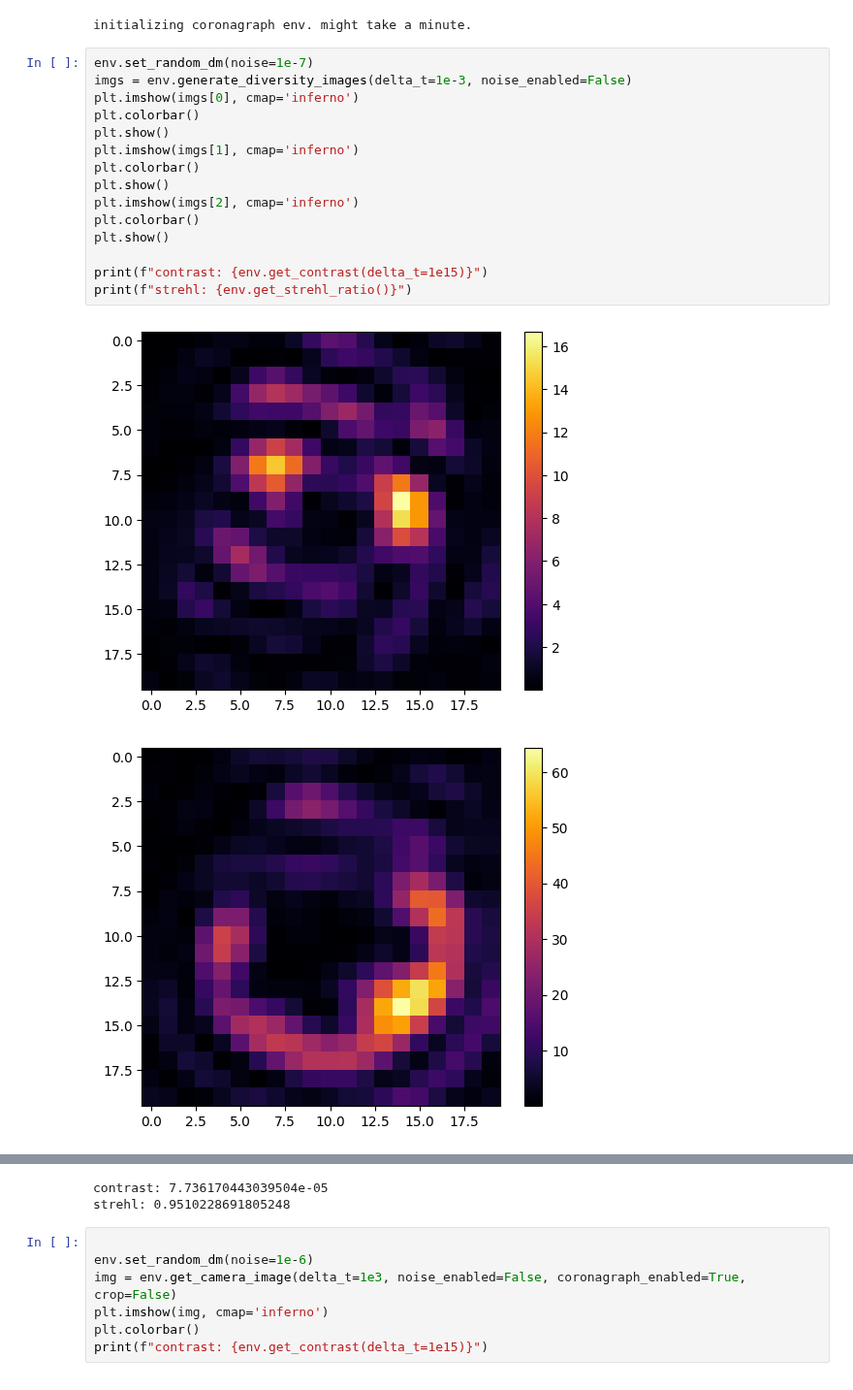
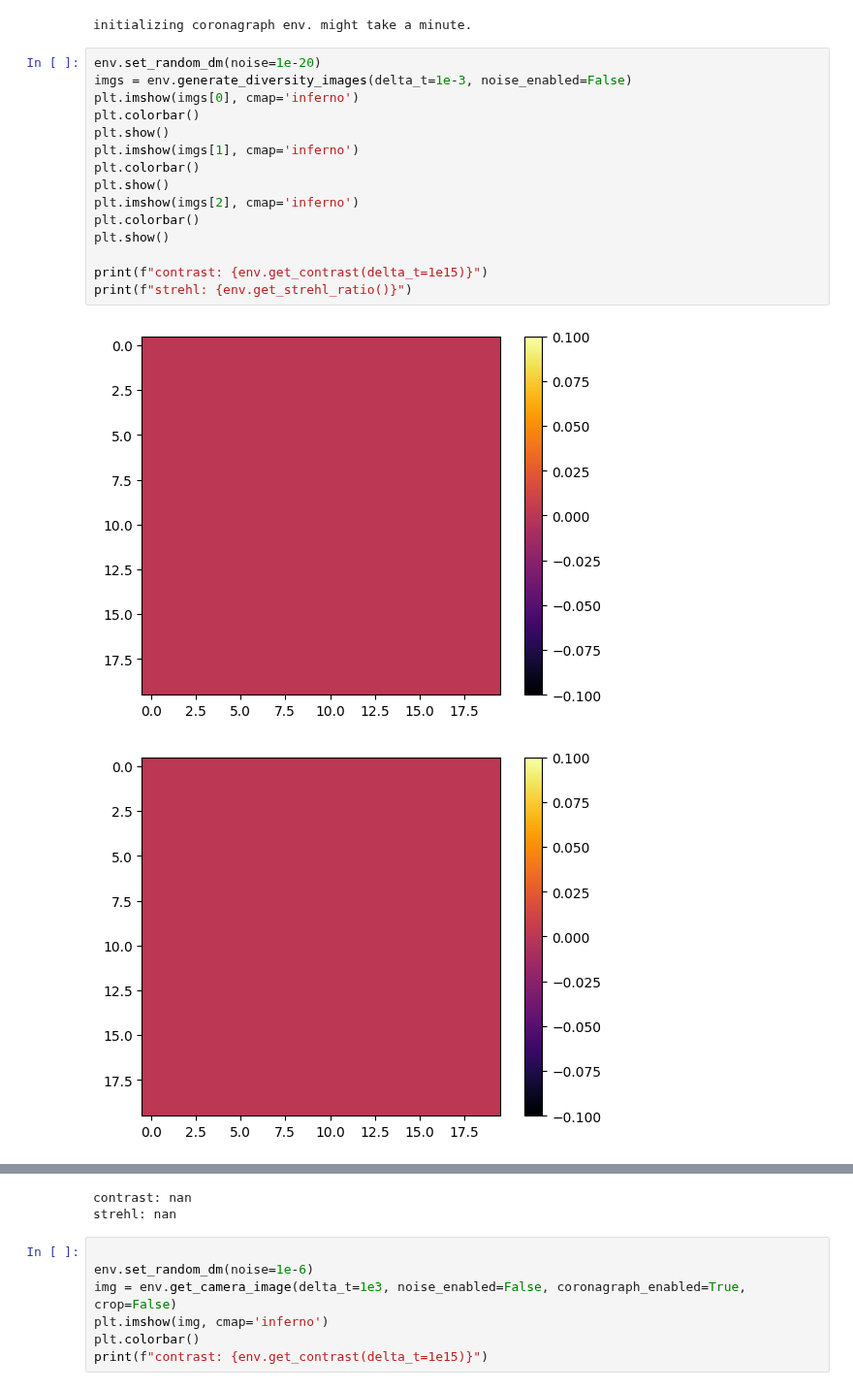
Before and after one commit to AlexeiKorolev/NASA-RL-Wavefront-Control, a Jupyter notebook: RL/testing.ipynb, the cells around one changed output, grey strips where cells are left out. Shown at 97% size. Drawn from its saved outputs; the diff is of its cells as text.

```diff
--- a/RL/testing.ipynb
+++ b/RL/testing.ipynb
@@ -24,20 +24,20 @@ env = CoronagraphEnvironment(
 # %% [output]
 initializing coronagraph env. might take a minute.
 # %%
-env.set_random_dm(noise=1e-7)
+env.set_random_dm(noise=1e-20)
 imgs = env.generate_diversity_images(delta_t=1e-3, noise_enabled=False)
 plt.imshow(imgs[0], cmap='inferno')
 plt.colorbar()
 plt.show()
 plt.imshow(imgs[1], cmap='inferno')
 plt.colorbar()
 plt.show()
 plt.imshow(imgs[2], cmap='inferno')
 plt.colorbar()
 plt.show()
 
 print(f"contrast: {env.get_contrast(delta_t=1e15)}")
 print(f"strehl: {env.get_strehl_ratio()}")
 # %% [output]
-[figure, old version]
+[figure, new version]
-[figure, old version]
+[figure, new version]
@@ -45,5 +45,5 @@ print(f"strehl: {env.get_strehl_ratio()}")
-contrast: 7.736170443039504e-05
-strehl: 0.9510228691805248
+contrast: nan
+strehl: nan
 # %%
 
 env.set_random_dm(noise=1e-6)
```
Also changed, not shown: parts of 1 cell of this notebook, 4 other files.
